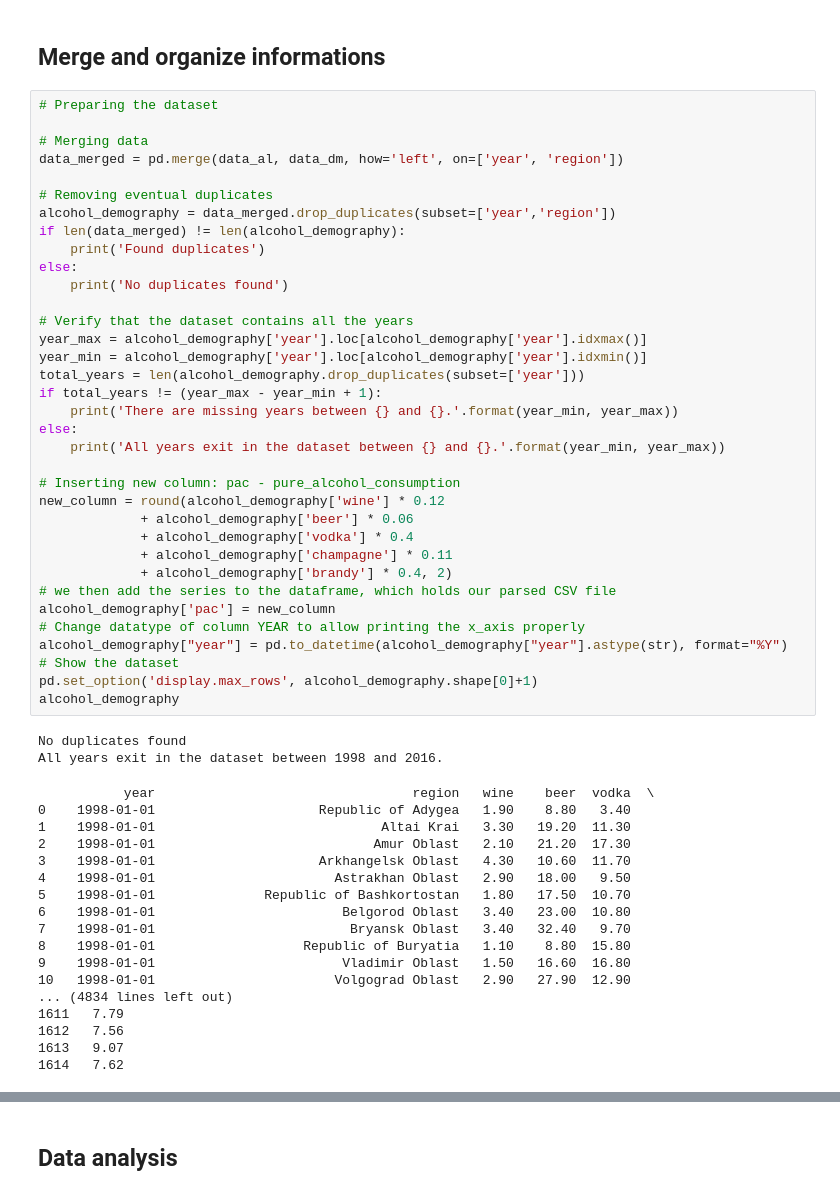
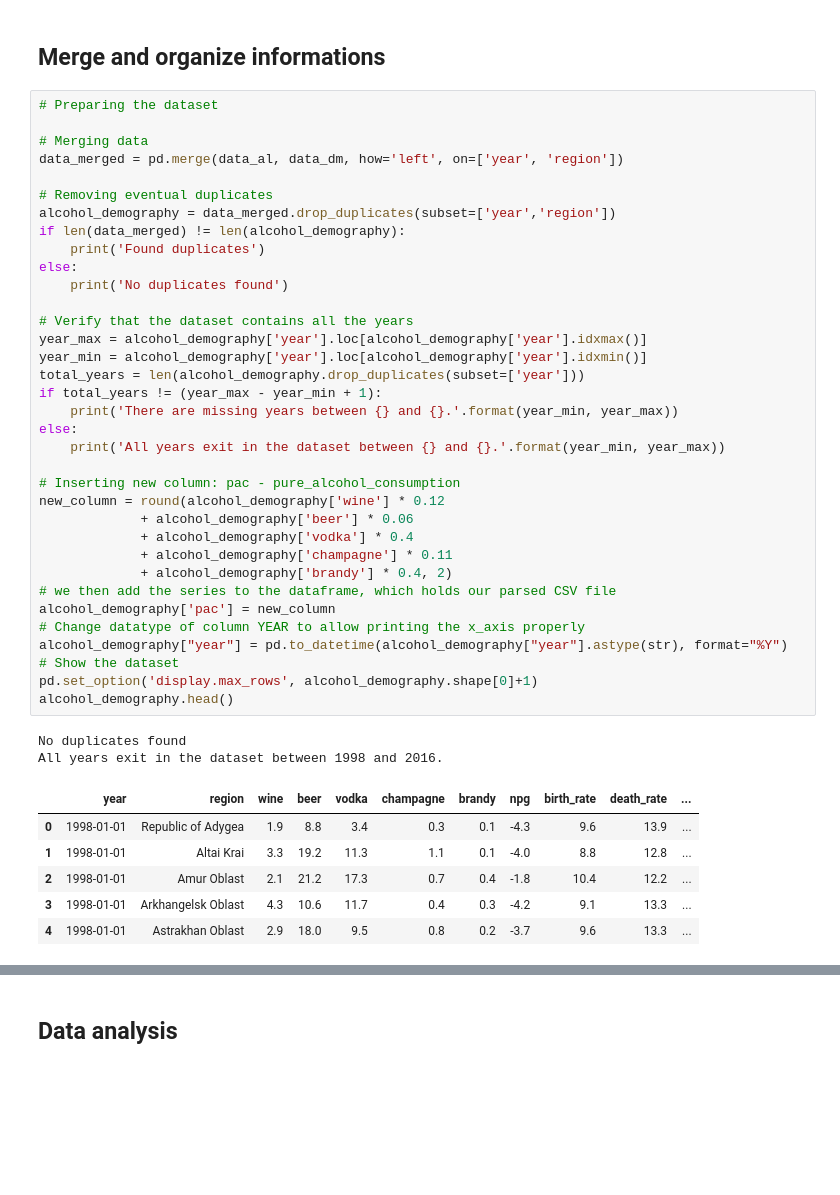
Before and after one commit to ArchiLow/DS-for-business-Laboratorio_1, a Jupyter notebook: laboratory_1.ipynb, the cells around one changed output, grey strips where cells are left out. Drawn from its saved outputs; the diff is of its cells as text; blank space fills up the shorter version.

```diff
--- a/laboratory_1.ipynb
+++ b/laboratory_1.ipynb
@@ -39,48 +39,37 @@ data_merged = pd.merge(data_al, data_dm, how='left', on=['year', 'region'])
 alcohol_demography = data_merged.drop_duplicates(subset=['year','region'])
 if len(data_merged) != len(alcohol_demography):
     print('Found duplicates')
 else:
     print('No duplicates found')
 
 # Verify that the dataset contains all the years
 year_max = alcohol_demography['year'].loc[alcohol_demography['year'].idxmax()]
 year_min = alcohol_demography['year'].loc[alcohol_demography['year'].idxmin()]
 total_years = len(alcohol_demography.drop_duplicates(subset=['year']))
 if total_years != (year_max - year_min + 1):
     print('There are missing years between {} and {}.'.format(year_min, year_max))
 else:
     print('All years exit in the dataset between {} and {}.'.format(year_min, year_max))
 
 # Inserting new column: pac - pure_alcohol_consumption
 new_column = round(alcohol_demography['wine'] * 0.12
              + alcohol_demography['beer'] * 0.06
              + alcohol_demography['vodka'] * 0.4
              + alcohol_demography['champagne'] * 0.11
              + alcohol_demography['brandy'] * 0.4, 2)
 # we then add the series to the dataframe, which holds our parsed CSV file
 alcohol_demography['pac'] = new_column
 # Change datatype of column YEAR to allow printing the x_axis properly
 alcohol_demography["year"] = pd.to_datetime(alcohol_demography["year"].astype(str), format="%Y")
 # Show the dataset
 pd.set_option('display.max_rows', alcohol_demography.shape[0]+1)
-alcohol_demography
+alcohol_demography.head()
 # %% [output]
 No duplicates found
 All years exit in the dataset between 1998 and 2016.
-           year                                 region   wine    beer  vodka  \
-0    1998-01-01                     Republic of Adygea   1.90    8.80   3.40
-1    1998-01-01                             Altai Krai   3.30   19.20  11.30
-2    1998-01-01                            Amur Oblast   2.10   21.20  17.30
-3    1998-01-01                     Arkhangelsk Oblast   4.30   10.60  11.70
-4    1998-01-01                       Astrakhan Oblast   2.90   18.00   9.50
-5    1998-01-01              Republic of Bashkortostan   1.80   17.50  10.70
-6    1998-01-01                        Belgorod Oblast   3.40   23.00  10.80
-7    1998-01-01                         Bryansk Oblast   3.40   32.40   9.70
-8    1998-01-01                   Republic of Buryatia   1.10    8.80  15.80
-9    1998-01-01                        Vladimir Oblast   1.50   16.60  16.80
-10   1998-01-01                       Volgograd Oblast   2.90   27.90  12.90
-... (4834 lines left out)
-1611   7.79
-1612   7.56
-1613   9.07
-1614   7.62
+|  | year | region | wine | beer | vodka | champagne | brandy | npg | birth_rate | death_rate | ... |
+| 0 | 1998-01-01 | Republic of Adygea | 1.9 | 8.8 | 3.4 | 0.3 | 0.1 | -4.3 | 9.6 | 13.9 | ... |
+| 1 | 1998-01-01 | Altai Krai | 3.3 | 19.2 | 11.3 | 1.1 | 0.1 | -4.0 | 8.8 | 12.8 | ... |
+| 2 | 1998-01-01 | Amur Oblast | 2.1 | 21.2 | 17.3 | 0.7 | 0.4 | -1.8 | 10.4 | 12.2 | ... |
+| 3 | 1998-01-01 | Arkhangelsk Oblast | 4.3 | 10.6 | 11.7 | 0.4 | 0.3 | -4.2 | 9.1 | 13.3 | ... |
+| 4 | 1998-01-01 | Astrakhan Oblast | 2.9 | 18.0 | 9.5 | 0.8 | 0.2 | -3.7 | 9.6 | 13.3 | ... |
```
Also changed, not shown: parts of 7 cells of this notebook.
